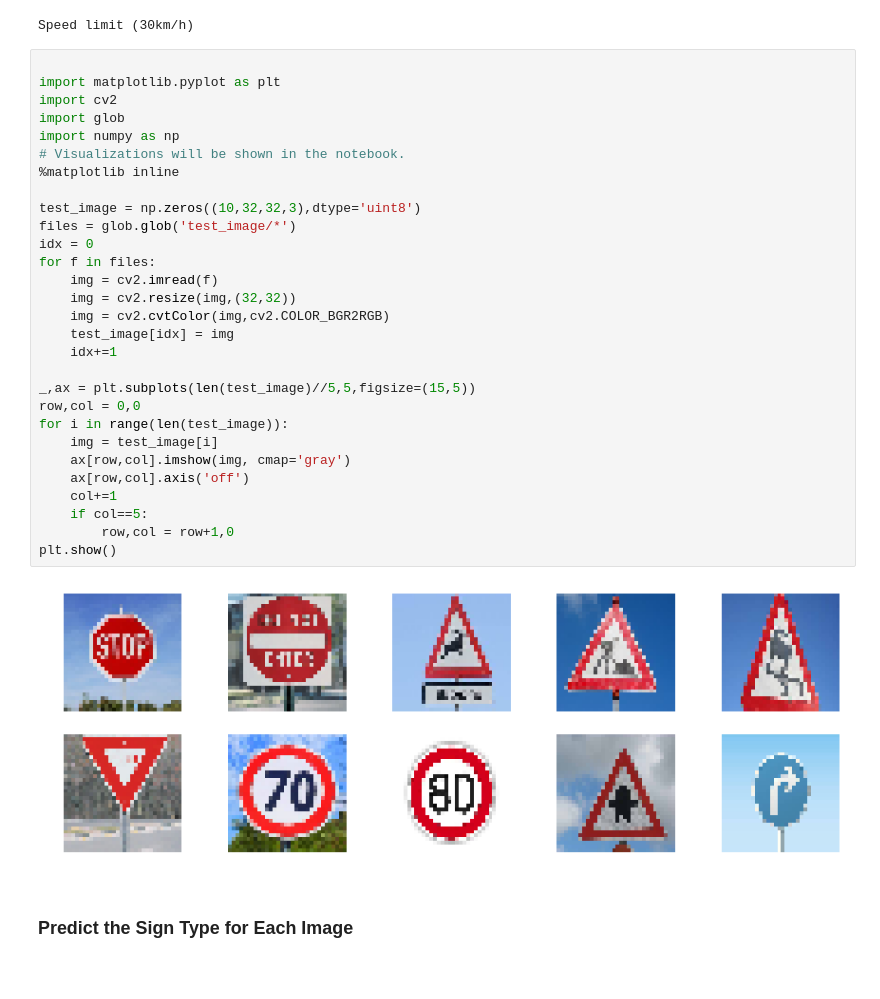
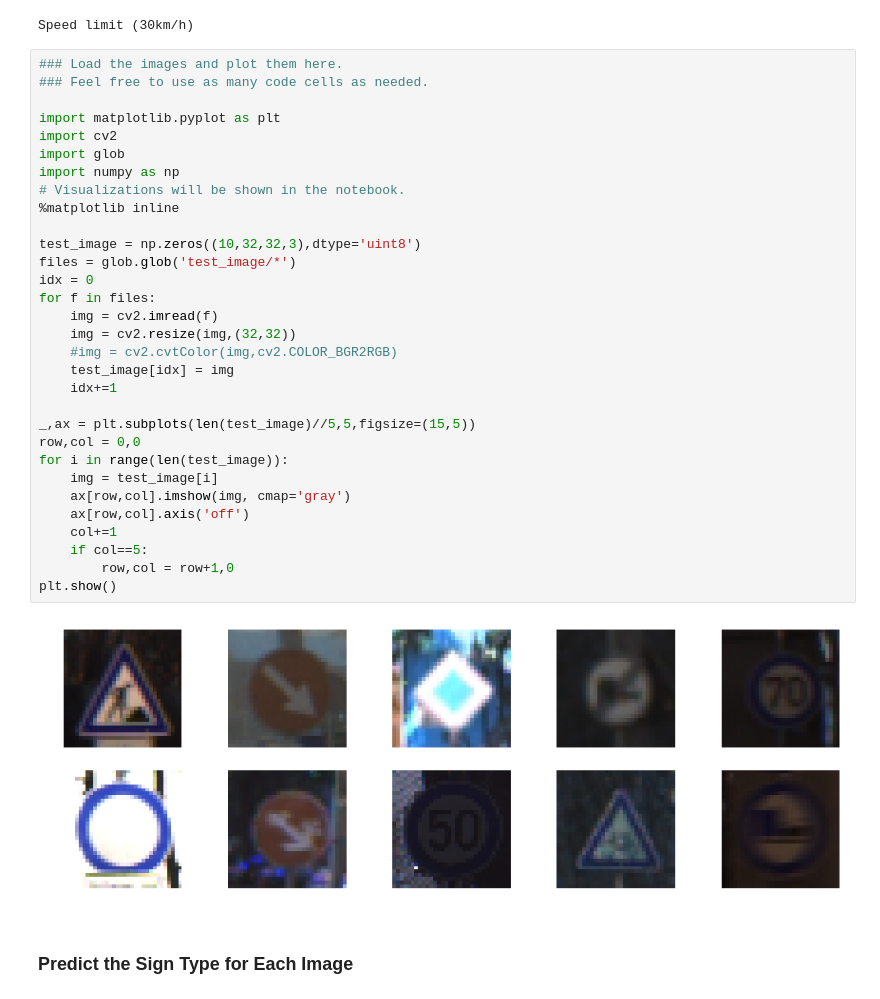
Before and after one commit to Jianshu-Wang/CarND-Traffic-Sign-Classifier-Project, a Jupyter notebook: Traffic_Sign_Classifier.ipynb, the cells around one changed output. Drawn from its saved outputs; the diff is of its cells as text.

```diff
--- a/Traffic_Sign_Classifier.ipynb
+++ b/Traffic_Sign_Classifier.ipynb
@@ -441,36 +441,38 @@ print(sign_names[1][1])
 # %% [output]
 Speed limit (30km/h)
 # %%
+### Load the images and plot them here.
+### Feel free to use as many code cells as needed.
 
 import matplotlib.pyplot as plt
 import cv2
 import glob
 import numpy as np
 # Visualizations will be shown in the notebook.
 %matplotlib inline
 
 test_image = np.zeros((10,32,32,3),dtype='uint8')
 files = glob.glob('test_image/*')
 idx = 0
 for f in files:
     img = cv2.imread(f)
     img = cv2.resize(img,(32,32))
-    img = cv2.cvtColor(img,cv2.COLOR_BGR2RGB)
+    #img = cv2.cvtColor(img,cv2.COLOR_BGR2RGB)
     test_image[idx] = img
     idx+=1
 
 _,ax = plt.subplots(len(test_image)//5,5,figsize=(15,5))
 row,col = 0,0
 for i in range(len(test_image)):
     img = test_image[i]
     ax[row,col].imshow(img, cmap='gray')
     ax[row,col].axis('off')
     col+=1
     if col==5:
         row,col = row+1,0
 plt.show()
 # %% [output]
-[figure, old version]
+[figure, new version]
 # %% [markdown]
 ### Predict the Sign Type for Each Image
 # %%
```
Also changed, not shown: parts of 6 cells of this notebook, 34 other files.
